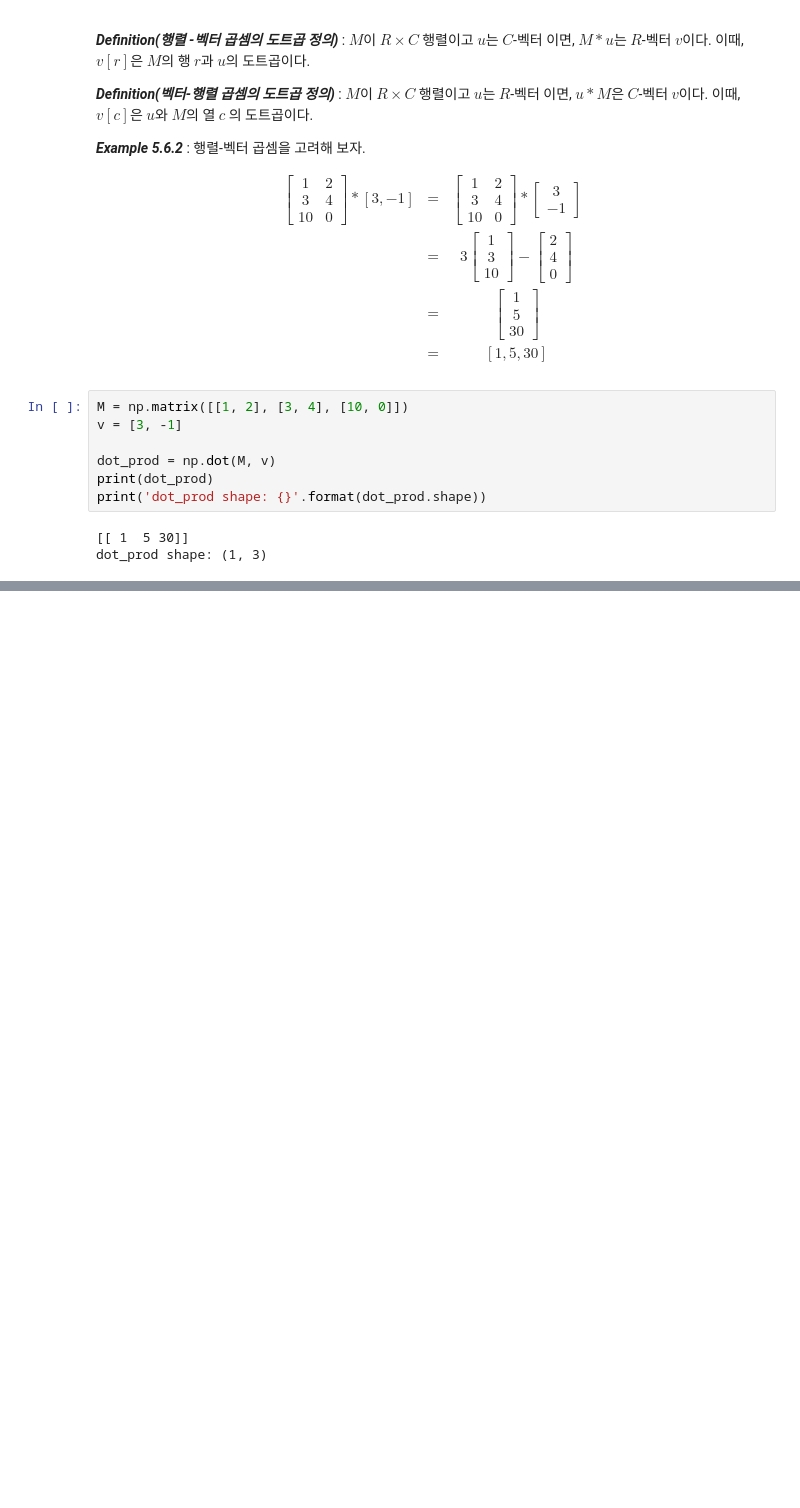
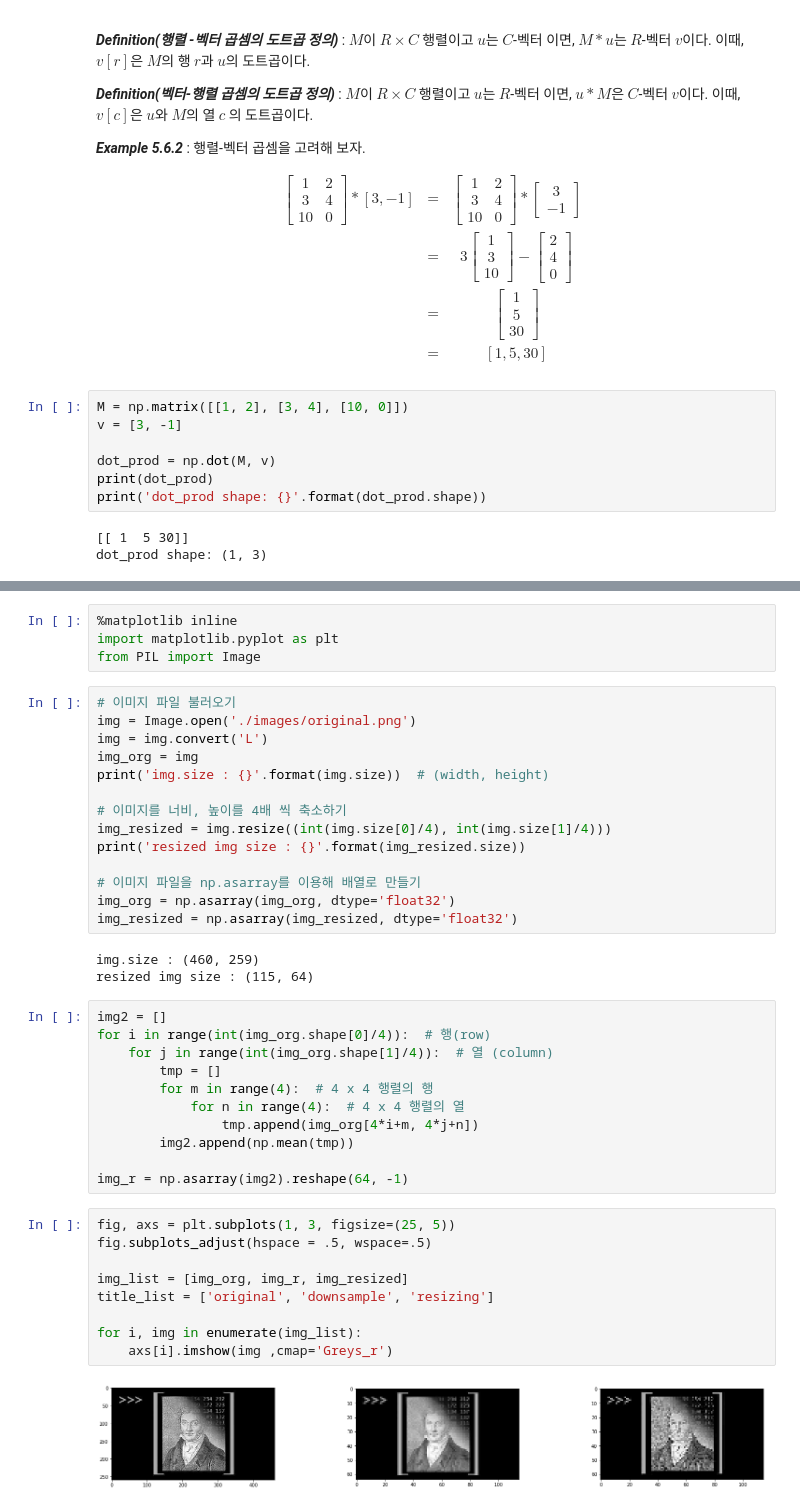
Before and after one commit to Gaheeheehee/Study, a Jupyter notebook: LinearAlgebra/CodingTheMatrix/Chap05 - The Matrix/Chap05-The_Matrix.ipynb, the cells around one changed output, grey strips where cells are left out. Cells and saved outputs as stored; diff of their text form; blank space fills up the shorter version.

```diff
--- a/LinearAlgebra/CodingTheMatrix/Chap05 - The Matrix/Chap05-The_Matrix.ipynb
+++ b/LinearAlgebra/CodingTheMatrix/Chap05 - The Matrix/Chap05-The_Matrix.ipynb
@@ -272,0 +267,43 @@ img
+# %%
+%matplotlib inline
+import matplotlib.pyplot as plt
+from PIL import Image
+# %%
+# 이미지 파일 불러오기
+img = Image.open('./images/original.png')
+img = img.convert('L')
+img_org = img
+print('img.size : {}'.format(img.size))  # (width, height)
+
+# 이미지를 너비, 높이를 4배 씩 축소하기
+img_resized = img.resize((int(img.size[0]/4), int(img.size[1]/4)))
+print('resized img size : {}'.format(img_resized.size))
+
+# 이미지 파일을 np.asarray를 이용해 배열로 만들기
+img_org = np.asarray(img_org, dtype='float32')
+img_resized = np.asarray(img_resized, dtype='float32')
+# %% [output]
+img.size : (460, 259)
+resized img size : (115, 64)
+# %%
+img2 = []
+for i in range(int(img_org.shape[0]/4)):  # 행(row)
+    for j in range(int(img_org.shape[1]/4)):  # 열 (column)
+        tmp = []
+        for m in range(4):  # 4 x 4 행렬의 행
+            for n in range(4):  # 4 x 4 행렬의 열
+                tmp.append(img_org[4*i+m, 4*j+n])
+        img2.append(np.mean(tmp))
+
+img_r = np.asarray(img2).reshape(64, -1)
+# %%
+fig, axs = plt.subplots(1, 3, figsize=(25, 5))
+fig.subplots_adjust(hspace = .5, wspace=.5)
+
+img_list = [img_org, img_r, img_resized]
+title_list = ['original', 'downsample', 'resizing']
+
+for i, img in enumerate(img_list):
+    axs[i].imshow(img ,cmap='Greys_r')
+# %% [output]
+[figure, added]
```
Also changed, not shown: parts of 18 cells of this notebook, 5 other files.
